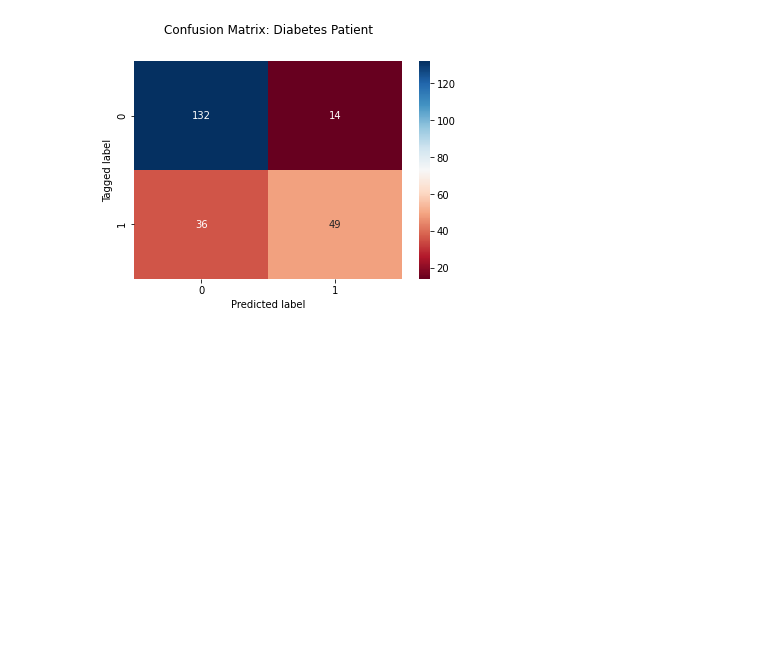
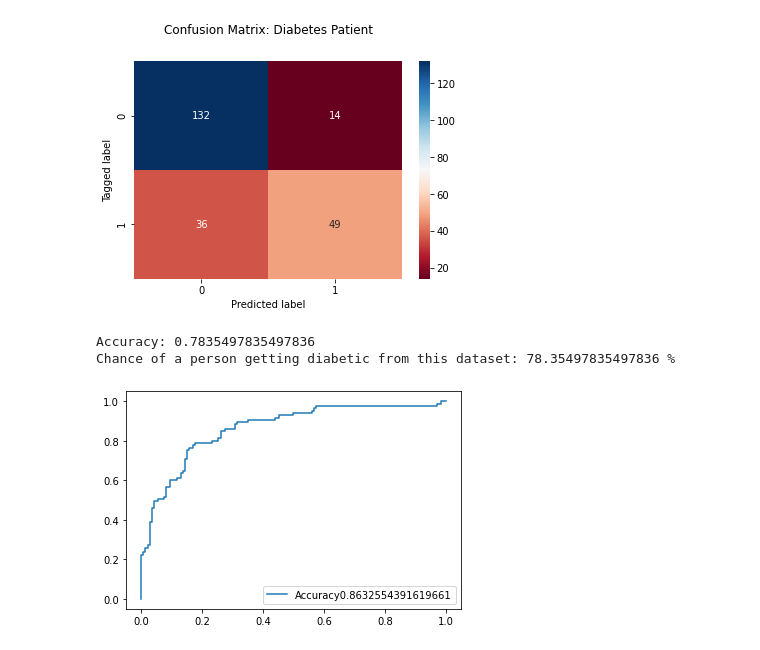
Before and after one commit to parulbedi/pima, a Jupyter notebook: pima_classification.ipynb, the cells around one changed output. Drawn from its saved outputs; the diff is of its cells as text; code cells hidden in the pictures; blank space fills up the shorter version.

```diff
--- a/pima_classification.ipynb
+++ b/pima_classification.ipynb
@@ -138,6 +138,21 @@ Text(0.5, 15.0, 'Predicted label')
 [figure]
 # %%
 #using above confusion metrics to evalute the model
+print("Accuracy:", metrics.accuracy_score(y_test, y_prediction))
+print("Chance of a person getting diabetic from this dataset:", metrics.accuracy_score(y_test, y_prediction)*100,"%")
+# %% [output]
+Accuracy: 0.7835497835497836
+Chance of a person getting diabetic from this dataset: 78.35497835497836 %
+# %%
+#ROC curve to check whther over prediction model is a good model or not
+y_prediction_probability = logistic_function.predict_proba(X_test)[::,1]
+fpr, tpr, _ = metrics.roc_curve(y_test, y_prediction_probability)
+auc = metrics.roc_auc_score(y_test, y_prediction_probability)
+mplt.plot(fpr,tpr,label="Accuracy"+str(auc))
+mplt.legend()
+mplt.show()
+# %% [output]
+[figure, added]
 # %%
 #1 import lib
 #2 create list of columns you needed
```
Also changed, not shown: parts of 2 cells of this notebook.
